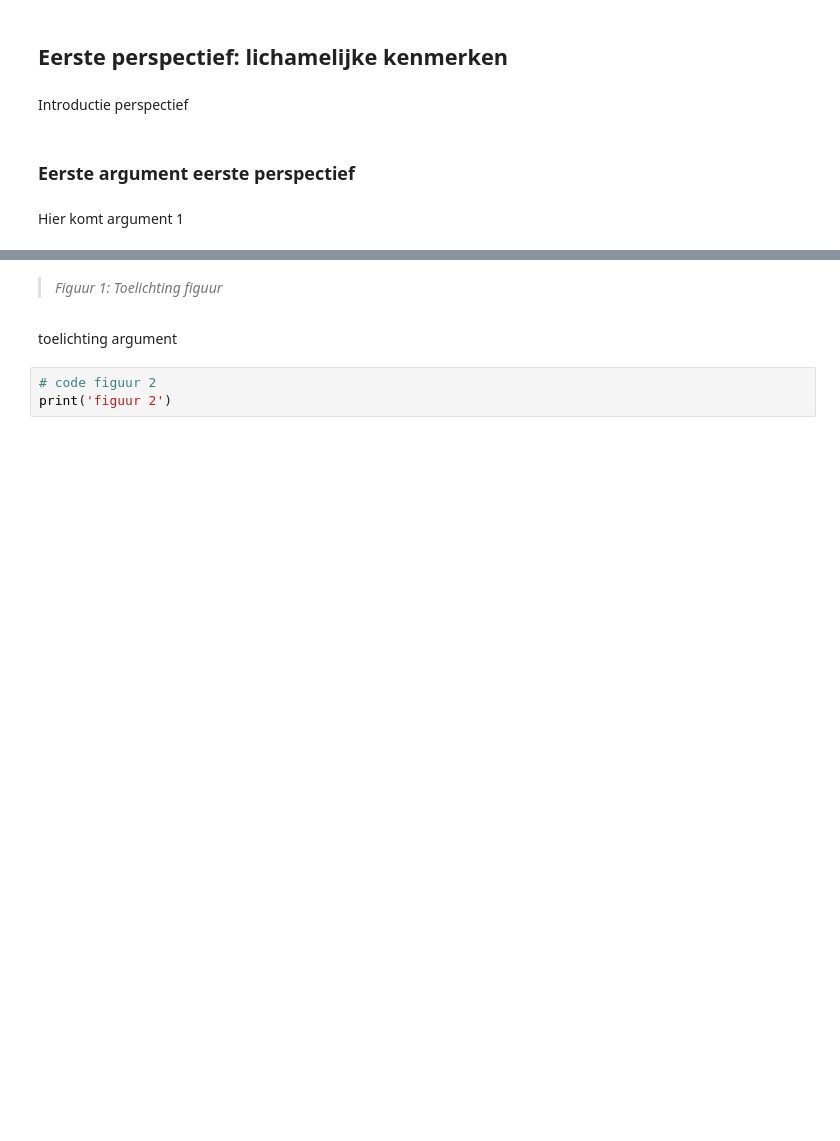
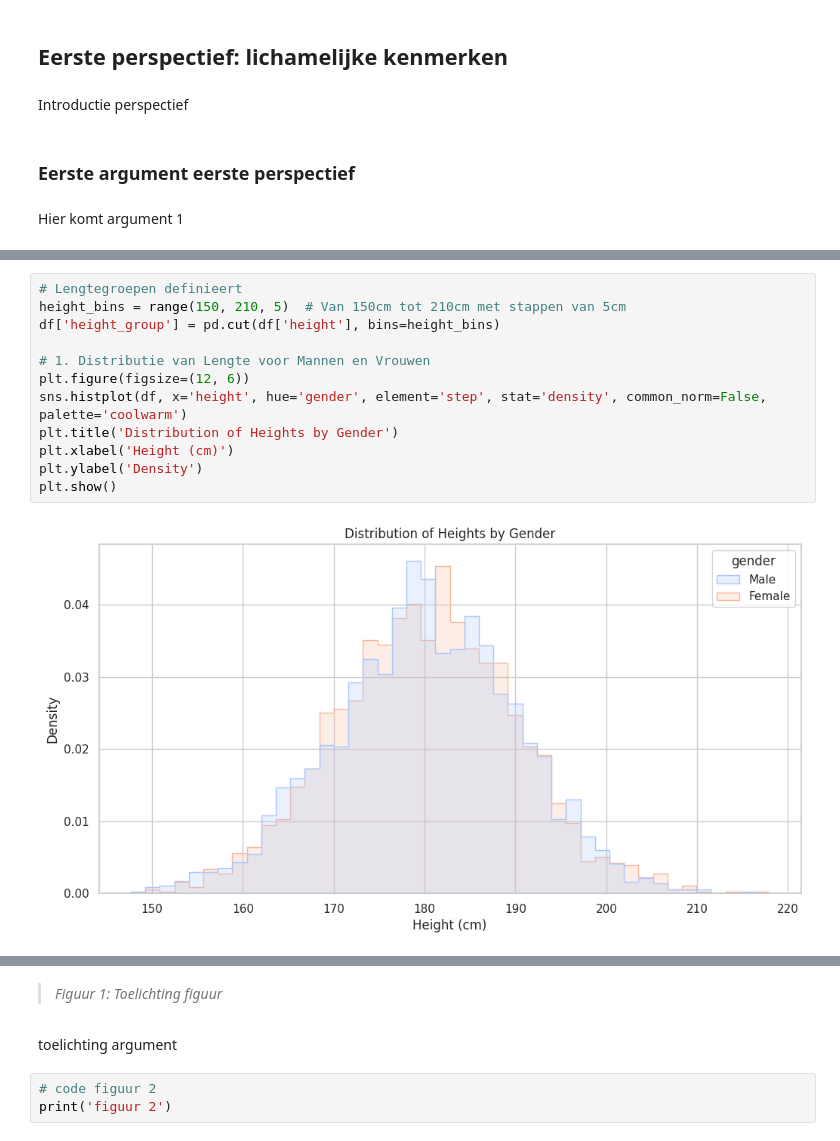
Before and after one commit to sjoerdjt/Info-Vis-Project, a Jupyter notebook: docs/format.ipynb, the cells around one changed output, grey strips where cells are left out. Cells and saved outputs as stored; diff of their text form; blank space fills up the shorter version.

```diff
--- a/docs/format.ipynb
+++ b/docs/format.ipynb
@@ -47,0 +95,14 @@ figuur 1
+# %%
+# Lengtegroepen definieert
+height_bins = range(150, 210, 5)  # Van 150cm tot 210cm met stappen van 5cm
+df['height_group'] = pd.cut(df['height'], bins=height_bins)
+
+# 1. Distributie van Lengte voor Mannen en Vrouwen
+plt.figure(figsize=(12, 6))
+sns.histplot(df, x='height', hue='gender', element='step', stat='density', common_norm=False, palette='coolwarm')
+plt.title('Distribution of Heights by Gender')
+plt.xlabel('Height (cm)')
+plt.ylabel('Density')
+plt.show()
+# %% [output]
+[figure, added]
```
Also changed, not shown: parts of 11 cells of this notebook.
